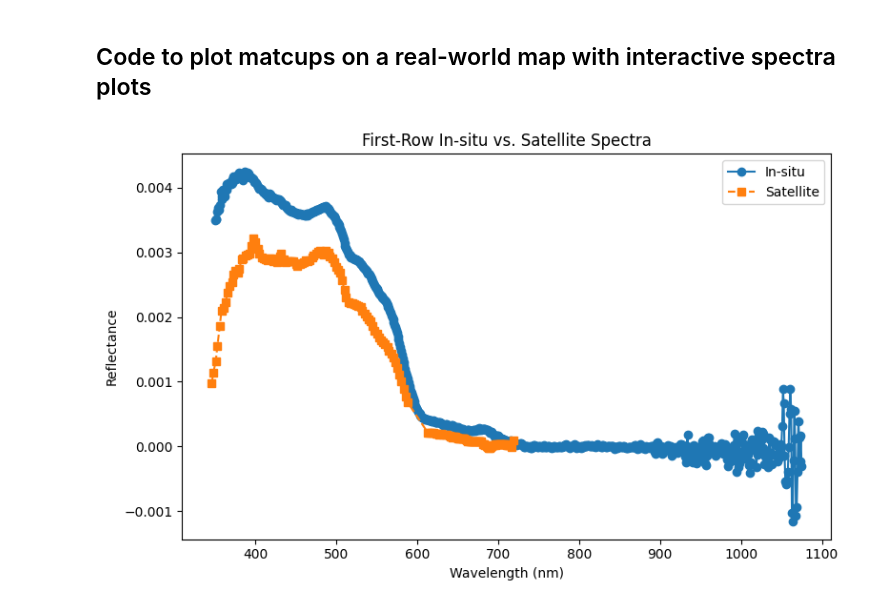
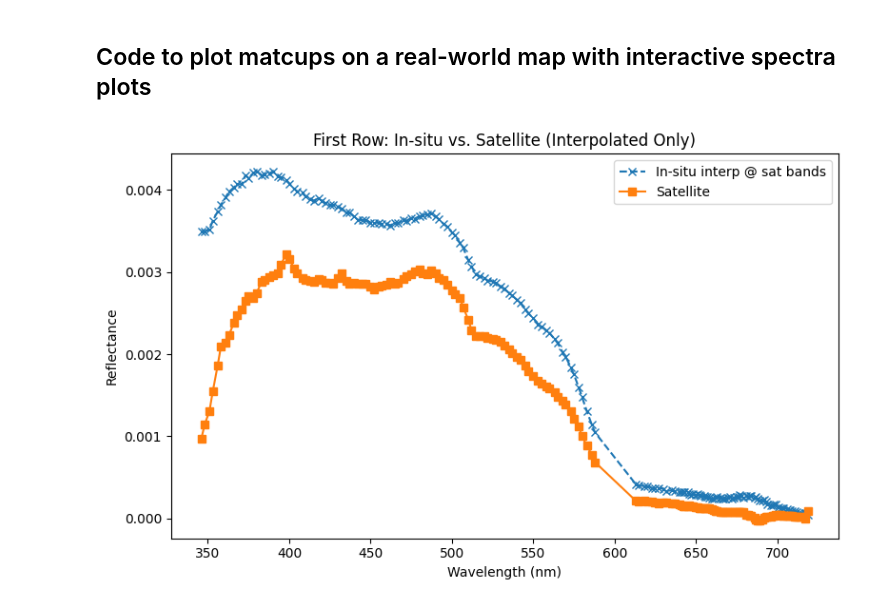
Before and after one commit to weiwilliam/SeaPACE, a Jupyter notebook: Notebooks/Matchup_Maps.ipynb, the cells around one changed output. Saved outputs shown, nothing was run; the diff lists cells and outputs as text; code cells hidden in the pictures.

```diff
--- a/Notebooks/Matchup_Maps.ipynb
+++ b/Notebooks/Matchup_Maps.ipynb
@@ -5,38 +8,47 @@
 # %%
-import pandas as pd
-import matplotlib.pyplot as plt
 
 # 0) Define your path
 path = "/home/jovyan/Hackweek/Project/SeaPACE/matchups_all.csv"
 
-# 1) Read the original CSV
-df = pd.read_csv(path)
-
-# 2) Pull out the very first row
+# 1) Read the CSV and grab the first matchup
+df    = pd.read_csv(path)
 first = df.iloc[0]
 
-# 3) Identify your in-situ vs. sat columns
-#    – in-situ are purely numeric column names (wavelengths)
-insitu_cols = [c for c in df.columns if c.isdigit()]
-#    – satellite columns start with “sat_rrs”
-sat_cols   = [c for c in df.columns if c.startswith('sat_rrs')]
+# 2) Get satellite wavelengths & values
+sat_cols = [c for c in df.columns if c.startswith('sat_rrs')]
+sat_wl   = np.array([float(c.replace('sat_rrs','')) for c in sat_cols])
+sat_val  = first[sat_cols].astype(float).values
 
-# 4) Extract values and convert names to floats
-insitu_wl  = [float(c) for c in insitu_cols]
-insitu_val = first[insitu_cols].astype(float)
+# 3) Get in-situ wavelengths & values (numeric column names)
+insitu_cols = []
+for c in df.columns:
+    try:
+        float(c)
+        insitu_cols.append(c)
+    except ValueError:
+        continue
 
-sat_wl     = [float(c.replace('sat_rrs','')) for c in sat_cols]
-sat_val    = first[sat_cols].astype(float)
+insitu_wl  = np.array([float(c) for c in insitu_cols])
+insitu_val = first[insitu_cols].astype(float).values
 
-# 5) Plot them
+# 4) Sort in-situ spectrum for interpolation
+sort_idx          = np.argsort(insitu_wl)
+insitu_wl_sorted  = insitu_wl[sort_idx]
+insitu_val_sorted = insitu_val[sort_idx]
+
+# 5) Interpolate in-situ at the satellite bands
+insitu_interp = np.interp(sat_wl, insitu_wl_sorted, insitu_val_sorted)
+
+# 6) Plot only the interpolated in-situ and the satellite data
 plt.figure(figsize=(8,5))
-plt.plot(insitu_wl, insitu_val,    marker='o', linestyle='-',  label='In-situ')
-plt.plot(sat_wl,   sat_val,        marker='s', linestyle='--', label='Satellite')
+plt.plot(sat_wl, insitu_interp, 'x--', label='In-situ interp @ sat bands')
+plt.plot(sat_wl, sat_val,       's-', label='Satellite')
+
 plt.xlabel('Wavelength (nm)')
 plt.ylabel('Reflectance')
-plt.title('First-Row In-situ vs. Satellite Spectra')
+plt.title('First Row: In-situ vs. Satellite (Interpolated Only)')
 plt.legend()
 plt.tight_layout()
 plt.show()
 # %% [output]
-[figure, old version]
+[figure, new version]
```
Also changed, not shown: parts of 4 cells of this notebook.
